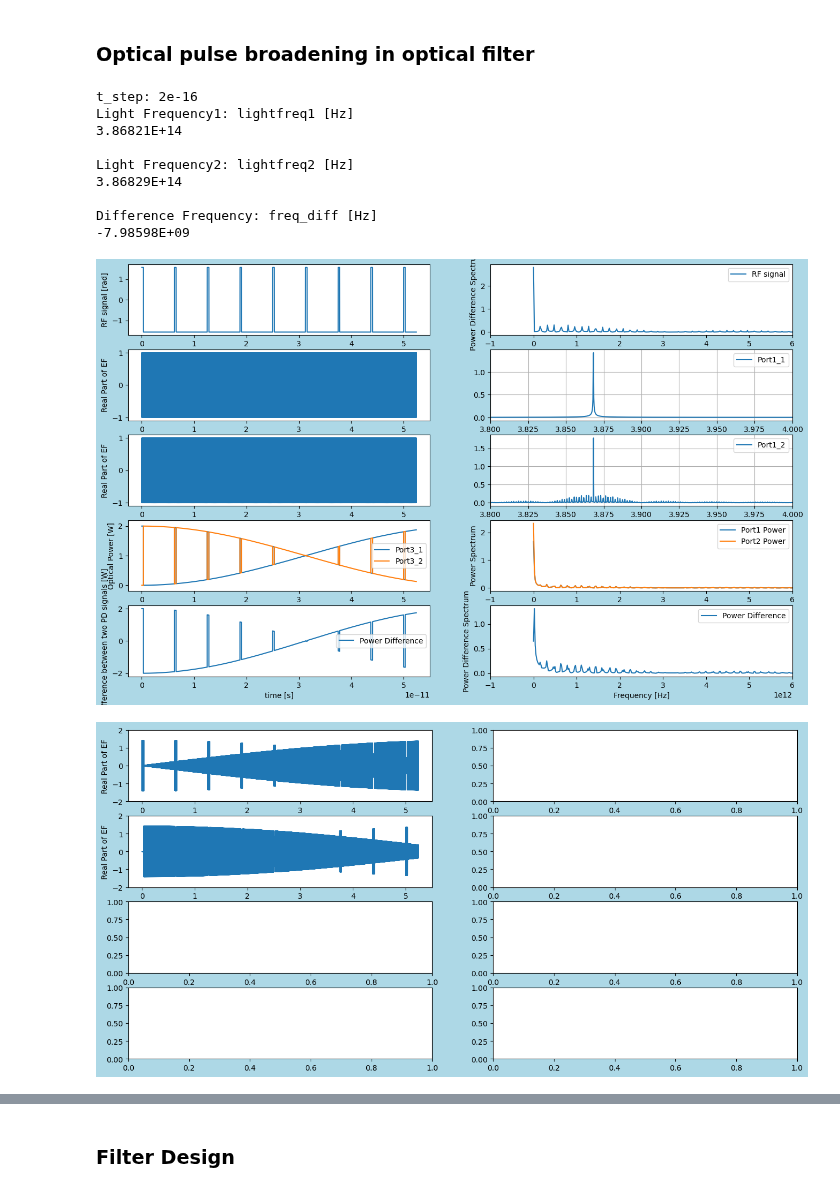
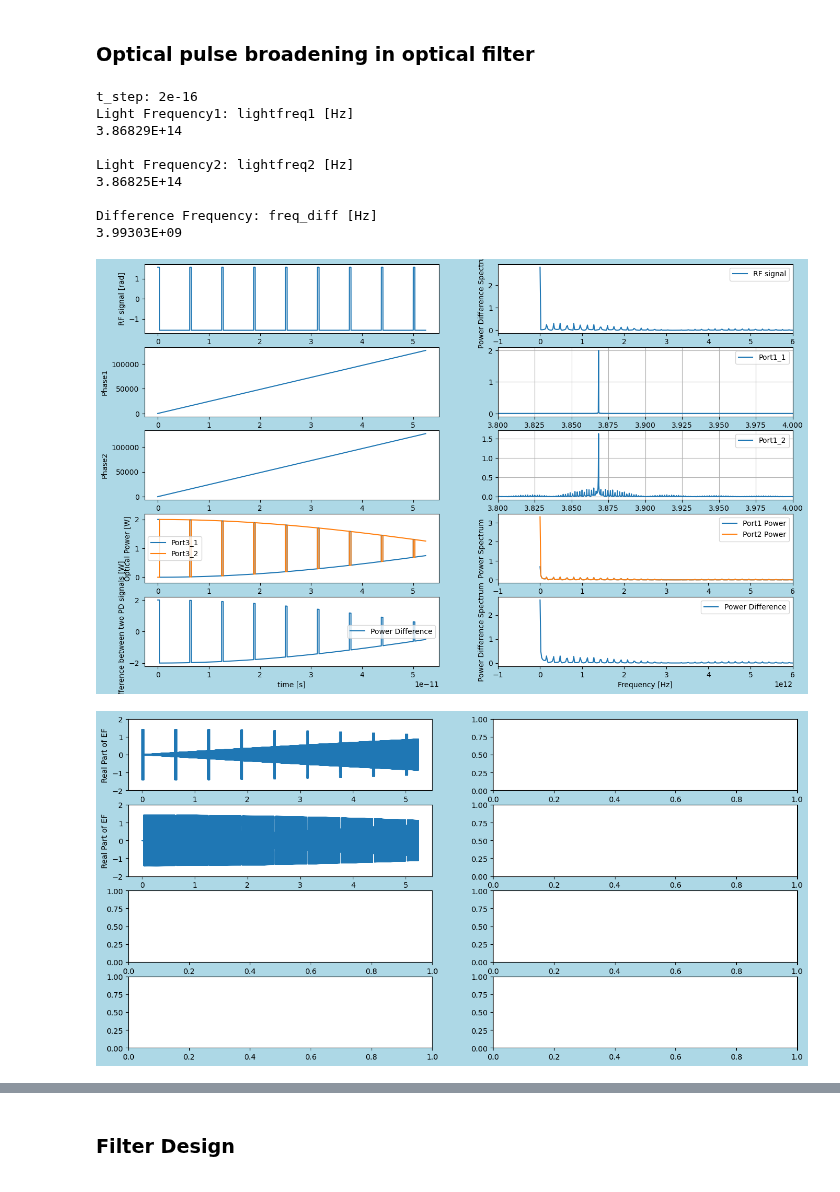
Before and after one commit to tacticstactics/Optical-pulse-broadening, a Jupyter notebook: optical_pulse_broadening_optical_filter.ipynb, the cells around one changed output, grey strips where cells are left out. Saved outputs shown, nothing was run; the diff lists cells and outputs as text; code cells hidden in the pictures.

```diff
--- a/optical_pulse_broadening_optical_filter.ipynb
+++ b/optical_pulse_broadening_optical_filter.ipynb
@@ -75,8 +75,10 @@ no = 1 # Refractive Index of medium
 
 #wl1 = 1550e-9
 #wl2 = 1550e-9
-wl1 = 775.016e-9
-wl2 = 775.000e-9
+wl1 = 775.00e-9
+wl2 = 775.008e-9
+d_wl2 = 1e-9
+freq_wl2_drift = 1000
 
 oplcommon1=100 #Common Path Length 1
 oplcommon2=100 #Common Path Length 2
@@ -111,6 +113,8 @@ PT1 = 0.5 # PT: Power Transmission of Beam splitter
 Ein1 = np.array([[0.707+0.707j],[-0.707-0.707j]])
 #Ein1 = np.array([[1 + 0j],[-1 - 0j]])
 
+phase1_col = np.zeros(samplerate)
+phase2_col = np.zeros(samplerate)
 Port1_1_EFcol = np.zeros(samplerate, dtype=complex)
 Port1_2_EFcol = np.zeros(samplerate, dtype=complex)
 Port3_1_EFcol = np.zeros(samplerate,dtype=complex)
@@ -132,9 +136,11 @@ for ii in range(samplerate):
     # Path Length modulated
 
     phase1 = 2*np.pi * lightfreq1 * t # phase of local oscillator [rad]
+    phase1_col[ii] = phase1
 
     #phase2 = 2*np.pi * lightfreq2 * t # Phase of Continious Wave [rad]
-    phase2 = 2*np.pi * lightfreq2 * t + rf_signal # Phase of Modulated Light [rad]
+    phase2 = 2*np.pi * (lightfreq2 + d_wl2* freq_wl2_drift*ii)* t + rf_signal # Phase of Modulated Light [rad]
+    phase2_col[ii] = phase2
 
     Eout1 = propagate(phase1, phase2, Ein1)
 
@@ -195,11 +201,15 @@ ax1_2.set_xlim(-1e12,6e12)
 ax1_2.legend()
 
 
-ax1_3.plot(tcol,np.real(Port1_1_EFcol))
-ax1_3.set_ylabel("Real Part of EF")
+#ax1_3.plot(tcol,np.real(Port1_1_EFcol))
+#ax1_3.set_ylabel("Real Part of EF")
+ax1_3.plot(tcol,phase1_col)
+ax1_3.set_ylabel("Phase1")
 
-ax1_5.plot(tcol,np.real(Port1_2_EFcol))
-ax1_5.set_ylabel("Real Part of EF")
+#ax1_5.plot(tcol,np.real(Port1_2_EFcol))
+#ax1_5.set_ylabel("Real Part of EF")
+ax1_5.plot(tcol,phase2_col)
+ax1_5.set_ylabel("Phase2")
 
 ax1_7.plot(tcol,Port3_1_powercol,label="Port3_1")
 ax1_7.plot(tcol,Port3_2_powercol,label="Port3_2")
@@ -229,37 +239,37 @@ ax1_6.grid(True)
 Port1_powercol_f = fft(Port3_1_powercol)
 Port2_powercol_f = fft(Port3_2_powercol)
 
 ax1_8.plot(xf, 2.0/samplerate * np.abs(Port1_powercol_f[0:samplerate//2]),label="Port1 Power")
 ax1_8.set_ylabel("Power Spectrum")
 ax1_8.set_xlim(-1e12,6e12)
 ax1_8.legend()
 
 
 ax1_8.plot(xf, 2.0/samplerate * np.abs(Port2_powercol_f[0:samplerate//2]), label="Port2 Power")
 ax1_8.set_ylabel("Power Spectrum")
 ax1_8.set_xlim(-1e12,6e12)
 ax1_8.legend()
 
 
 Power_diffcol_f = fft(Power_diffcol)
 ax1_10.plot(xf, 2.0/samplerate * np.abs(Power_diffcol_f[0:samplerate//2]), label="Power Difference")
 ax1_10.set_xlabel("Frequency [Hz]")
 ax1_10.set_ylabel("Power Difference Spectrum")
 ax1_10.set_xlim(-1e12,6e12)
 ax1_10.legend()
 
 plt.show()
 # %% [output]
 t_step: 2e-16
 Light Frequency1: lightfreq1 [Hz]
-3.86821E+14
+3.86829E+14
 
 Light Frequency2: lightfreq2 [Hz]
-3.86829E+14
+3.86825E+14
 
 Difference Frequency: freq_diff [Hz]
--7.98598E+09
+3.99303E+09
-[figure, old version]
+[figure, new version]
 # %%
 fig2 = plt.figure(figsize = (16,10), facecolor='lightblue')
 ax2_3 = fig2.add_subplot(5, 2, 3)
@@ -286,7 +296,7 @@ ax2_5.set_ylim(-2,2)
 
 plt.show()
 # %% [output]
-[figure, old version]
+[figure, new version]
 # %%
 
 N = 2* samplerate
```
Also changed, not shown: parts of 5 cells of this notebook.
